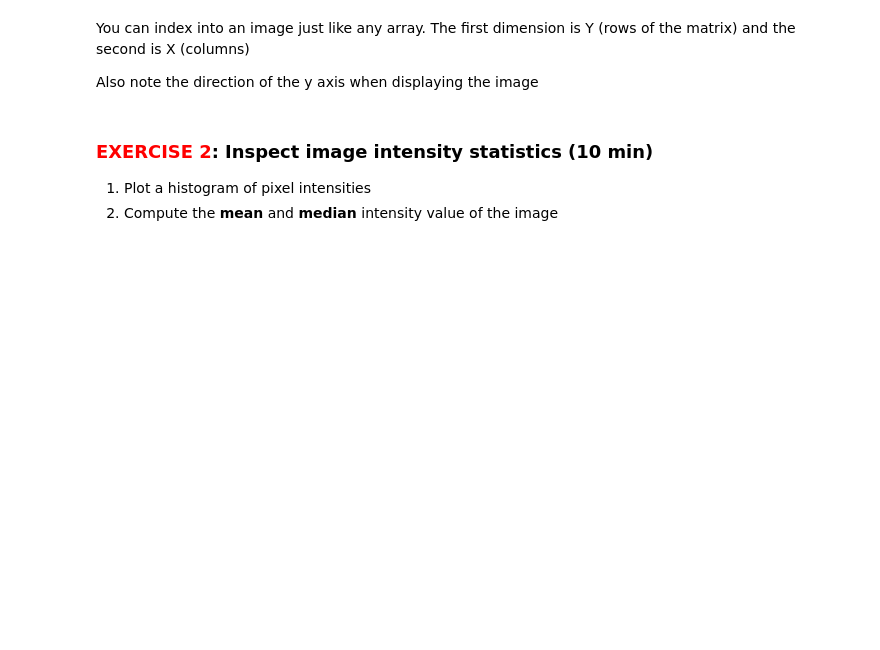
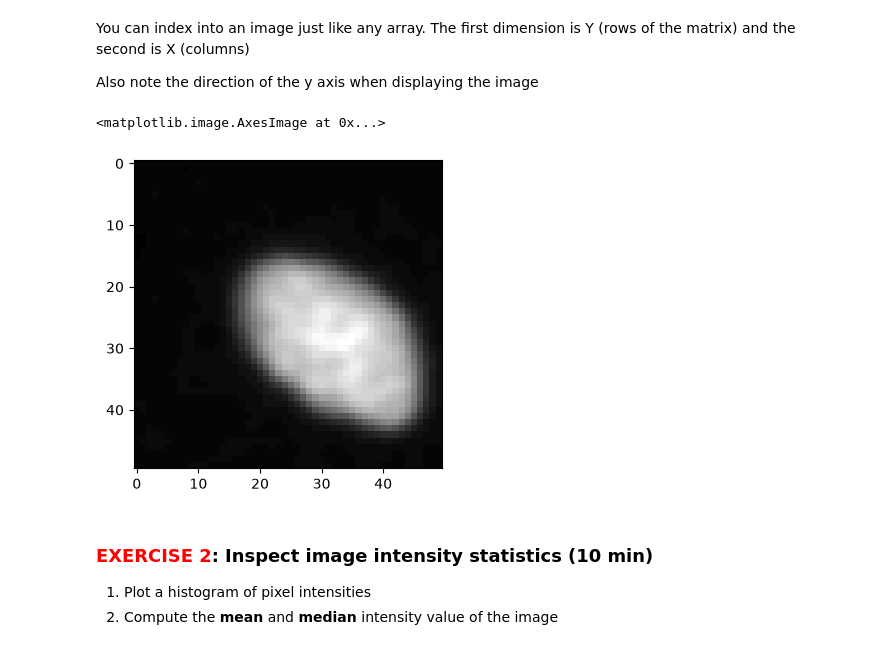
Before and after one commit to HeroHTML5/ABIO558-Ad, a Jupyter notebook: miniproject_3_blank.ipynb, the cells around one changed output. Saved outputs shown, nothing was run; the diff lists cells and outputs as text; code cells hidden in the pictures; blank space fills up the shorter version.

```diff
--- a/miniproject_3_blank.ipynb
+++ b/miniproject_3_blank.ipynb
@@ -40,6 +73,12 @@ Look it up on Google, stack exchange, or an LLM
 You can index into an image just like any array. The first dimension is Y (rows of the matrix) and the second is X (columns)
 
 Also note the direction of the y axis when displaying the image
+# %%
+fh, ax = plt.subplots(1, 1, figsize=(4,4))
+ax.imshow(img_cells[225:275, 100:150], cmap='gray')
+# %% [output]
+<matplotlib.image.AxesImage at 0x...>
+[figure, added]
 # %% [markdown]
 ### <span style='color:red;'>EXERCISE 2</span>: Inspect image intensity statistics (10 min)
 1. Plot a histogram of pixel intensities
```
Also changed, not shown: parts of 6 cells of this notebook.
